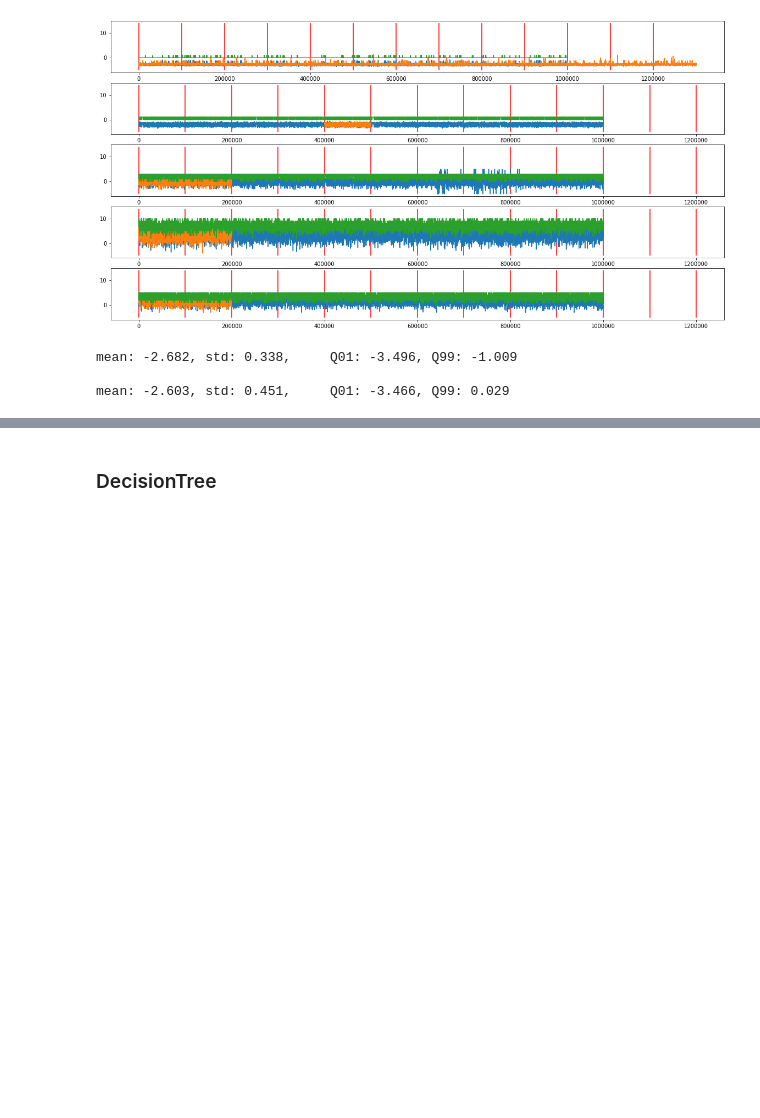
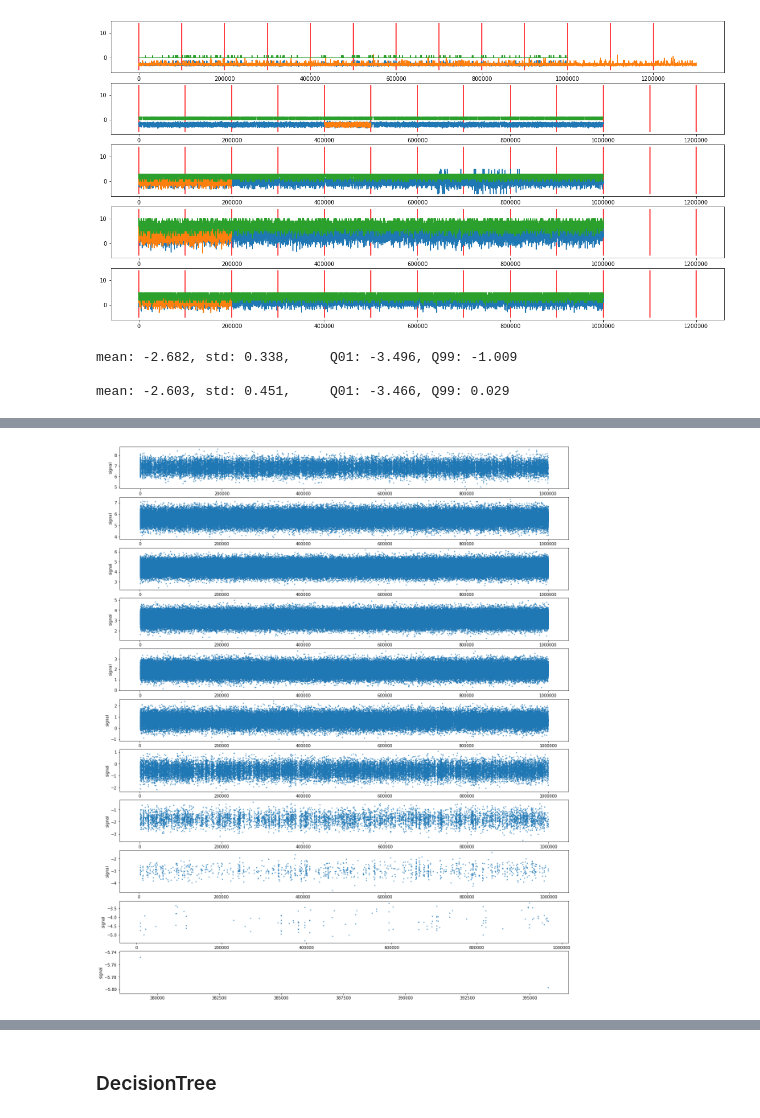
Before and after one commit to ahs8w/kaggle-comps, a Jupyter notebook: IonSwitching.ipynb, the cells around one changed output, grey strips where cells are left out. Cells and saved outputs as stored; diff of their text form; code cells hidden in the pictures; blank space fills up the shorter version.

```diff
--- a/IonSwitching.ipynb
+++ b/IonSwitching.ipynb
@@ -411 +449,5 @@ for i in range(1,6):
+# %%
+sig_per_channel_each(df4)
+# %% [output]
+[figure, added]
 # %%
```
Also changed, not shown: parts of 42 cells of this notebook.
